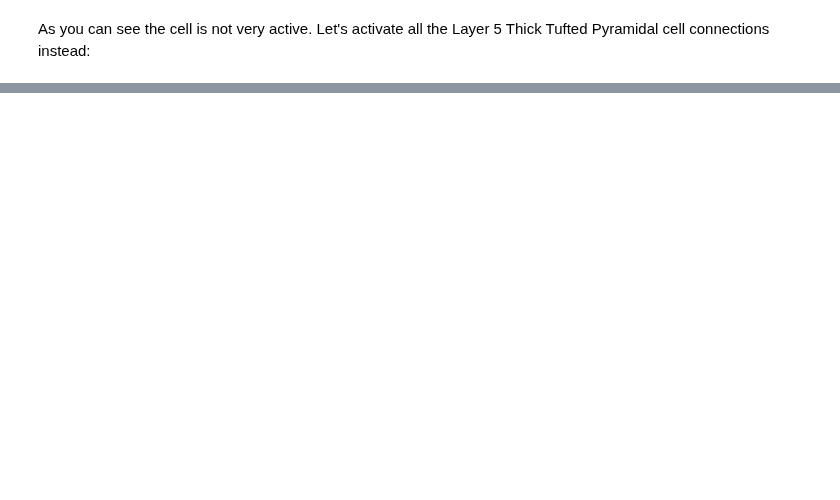
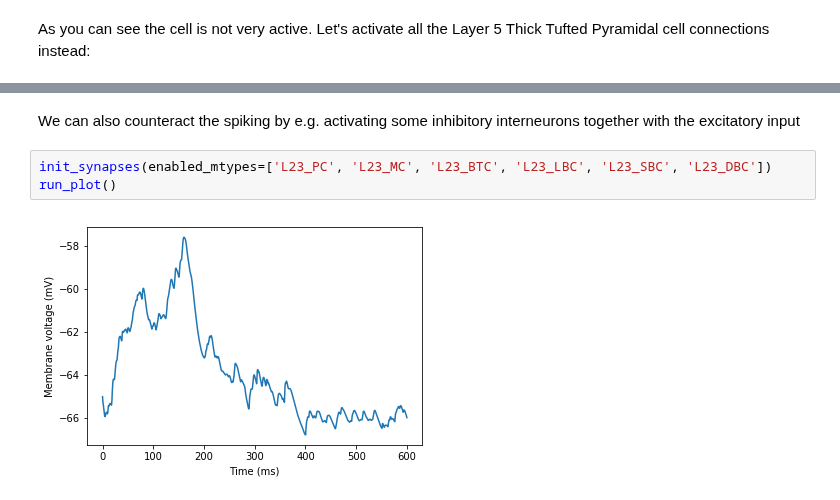
Before and after one commit to BlueBrain/MOOC-neurons-and-synapses-2017, a Jupyter notebook: NMCPortal/NMCPortal.ipynb, the cells around one changed output, grey strips where cells are left out. Saved outputs shown, nothing was run; the diff lists cells and outputs as text; blank space fills up the shorter version.

```diff
--- a/NMCPortal/NMCPortal.ipynb
+++ b/NMCPortal/NMCPortal.ipynb
@@ -313,0 +257,7 @@ List[5592]
+# %% [markdown]
+We can also counteract the spiking by e.g. activating some inhibitory interneurons together with the excitatory input
+# %%
+init_synapses(enabled_mtypes=['L23_PC', 'L23_MC', 'L23_BTC', 'L23_LBC', 'L23_SBC', 'L23_DBC'])
+run_plot()
+# %% [output]
+[figure, added]
```
Also changed, not shown: parts of 32 cells of this notebook, 1 other file.
